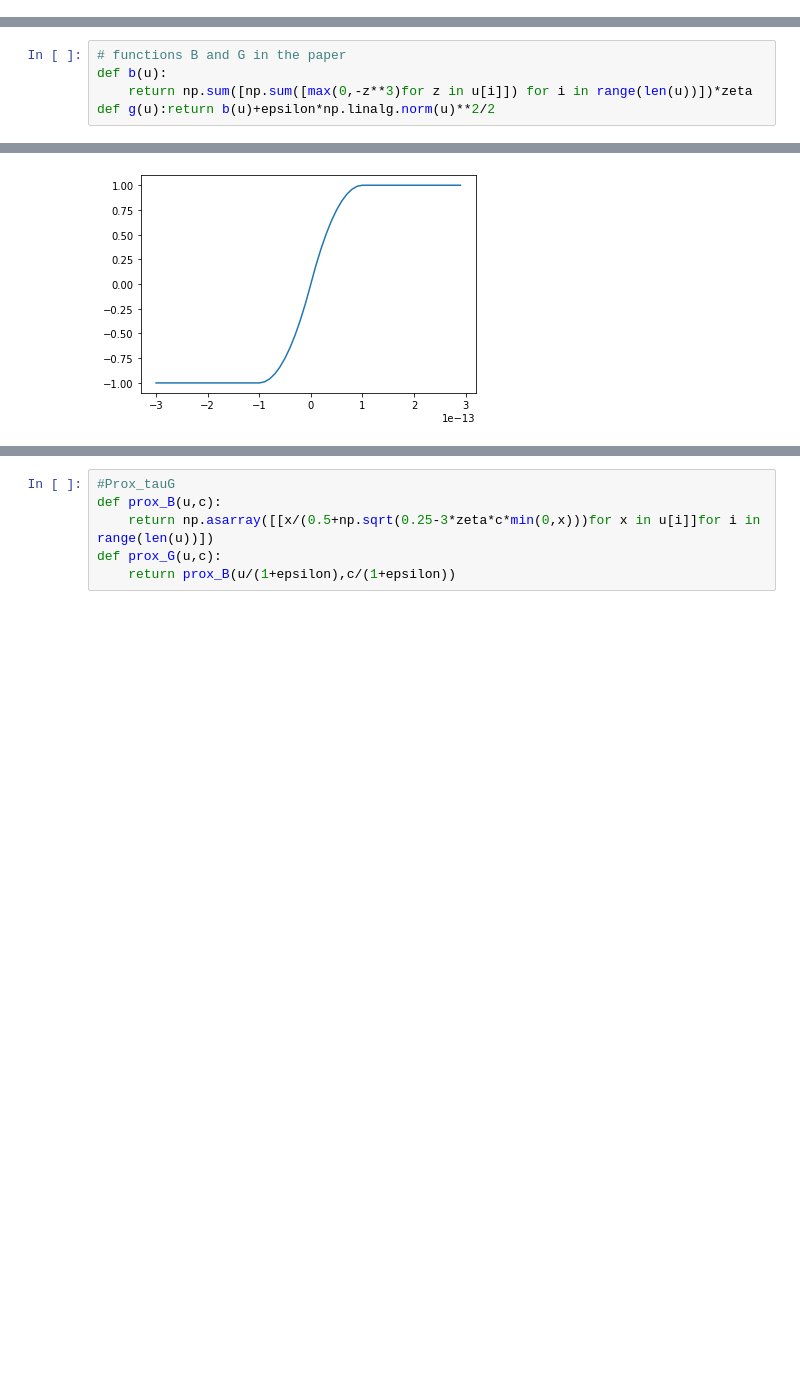
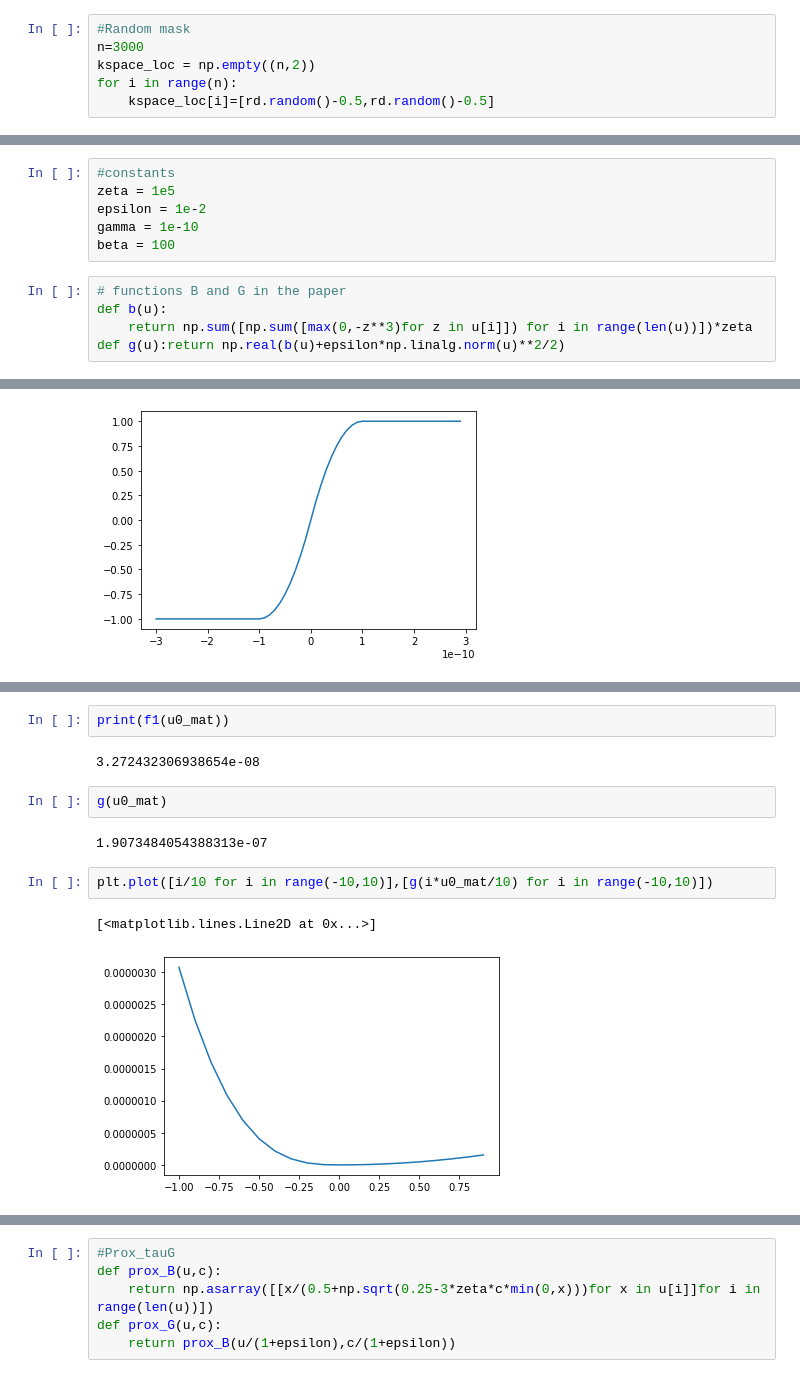
Before and after one commit to Biagig/Learning-Sampling-Pattern, a Jupyter notebook: PDHG-V2-NC.ipynb, the cells around one changed output, grey strips where cells are left out. Saved outputs shown, nothing was run; the diff lists cells and outputs as text; blank space fills up the shorter version.

```diff
--- a/PDHG-V2-NC.ipynb
+++ b/PDHG-V2-NC.ipynb
@@ -33,0 +61,6 @@ mask = pysap.Image(data=convert_locations_to_mask(kspace_loc, u0.shape))
+# %%
+#Random mask
+n=3000
+kspace_loc = np.empty((n,2))
+for i in range(n):
+    kspace_loc[i]=[rd.random()-0.5,rd.random()-0.5]
@@ -81,8 +120,14 @@ beta = 100
+# %%
+#constants
+zeta = 1e5
+epsilon = 1e-2
+gamma = 1e-10
+beta = 100
 # %%
 # functions B and G in the paper
 def b(u):
     return np.sum([np.sum([max(0,-z**3)for z in u[i]]) for i in range(len(u))])*zeta
-def g(u):return b(u)+epsilon*np.linalg.norm(u)**2/2
+def g(u):return np.real(b(u)+epsilon*np.linalg.norm(u)**2/2)
 # %%
 # functions J and F2 in the paper
 # We also compute rho and its first derivative since we will need it later
@@ -123,0 +183,13 @@ plt.plot(t,[drho(x) for x in t])
+# %%
+print(f1(u0_mat))
+# %% [output]
+3.272432306938654e-08
+# %%
+g(u0_mat)
+# %% [output]
+1.9073484054388313e-07
+# %%
+plt.plot([i/10 for i in range(-10,10)],[g(i*u0_mat/10) for i in range(-10,10)])
+# %% [output]
+[<matplotlib.lines.Line2D at 0x...>]
+[figure, added]
```
Also changed, not shown: parts of 40 cells of this notebook.
